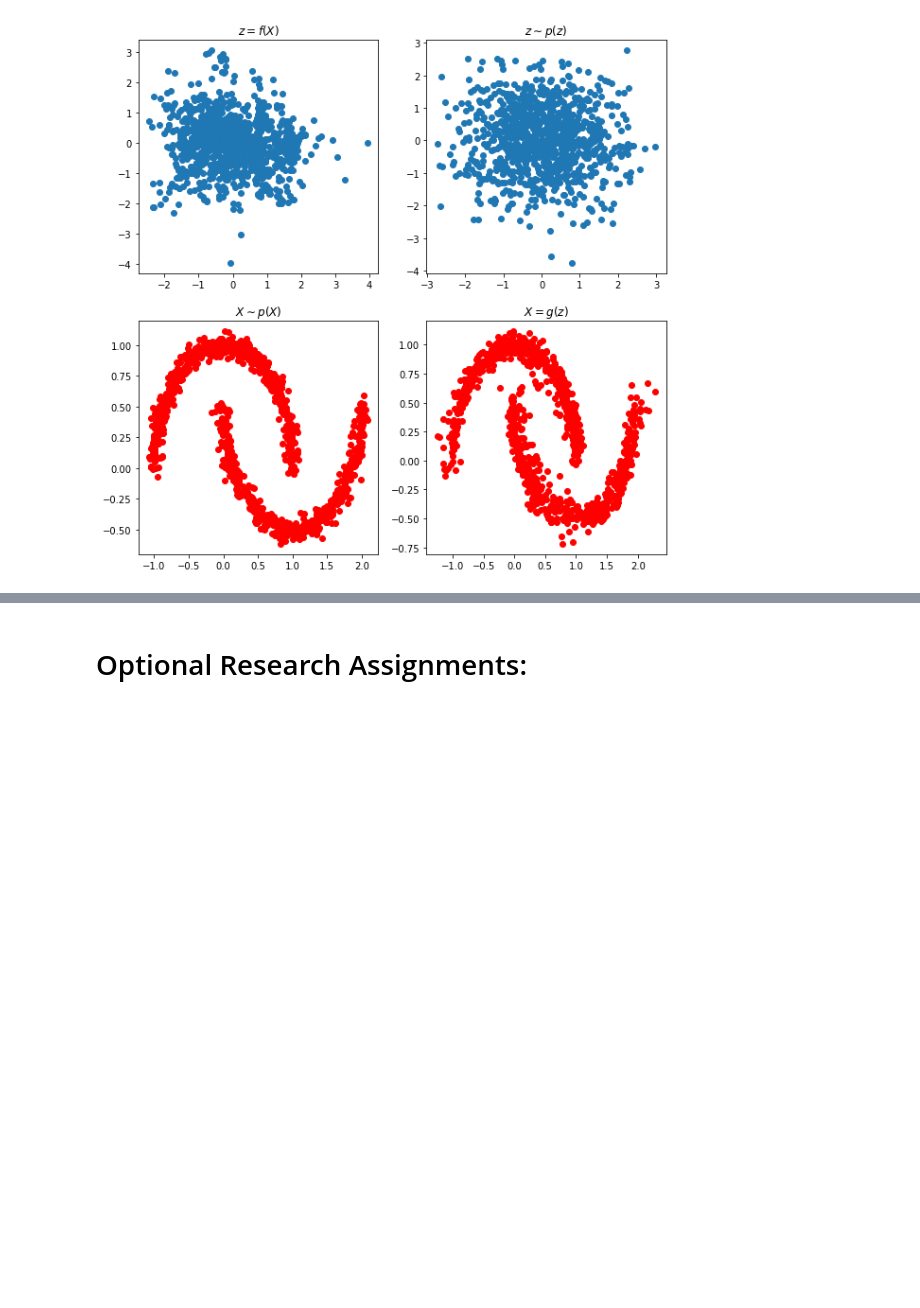
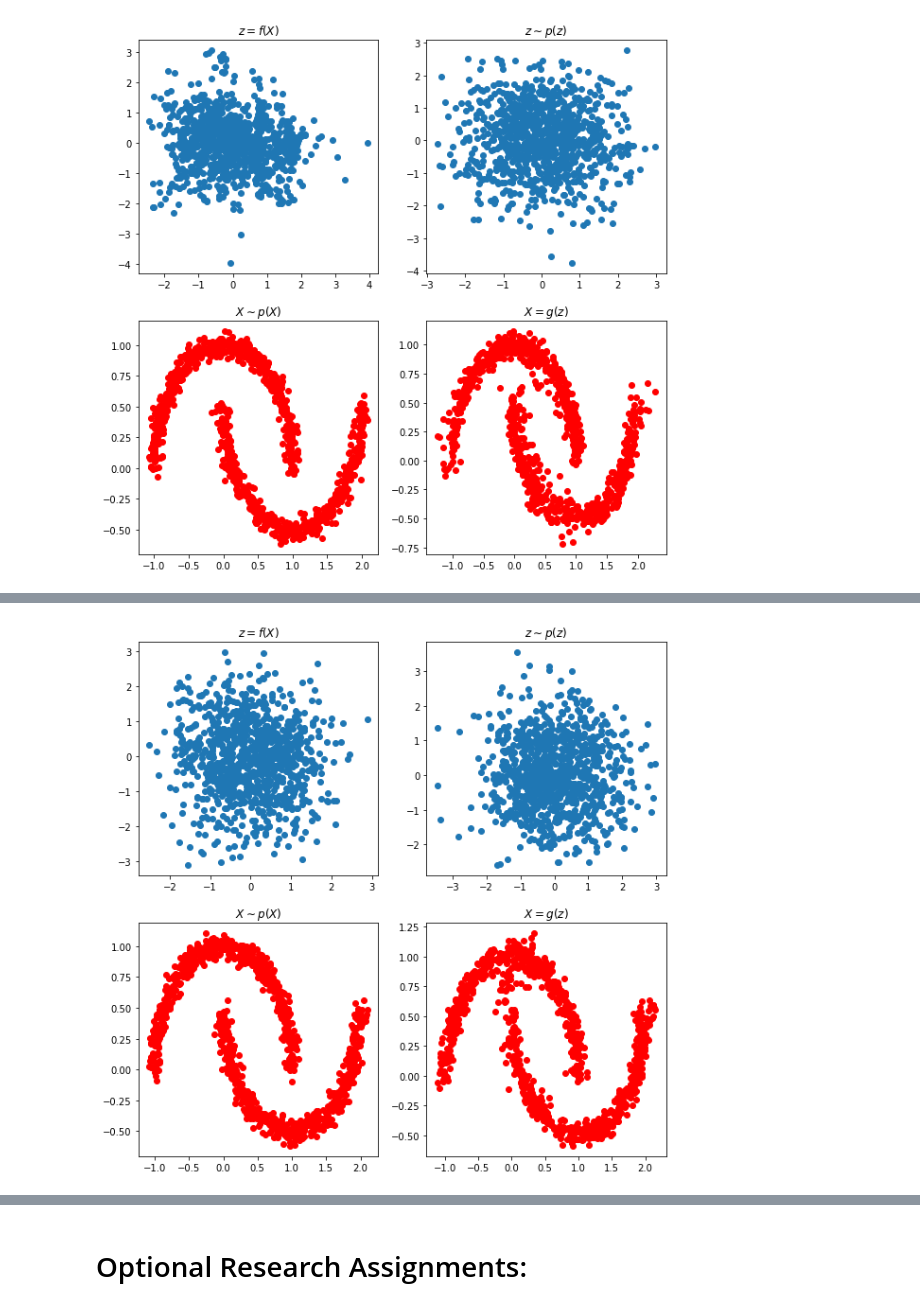
Before and after one commit to Tikhon239/HSE, a Jupyter notebook: BayesML/NF/nf-assignment.ipynb, the cells around one changed output, grey strips where cells are left out. Saved outputs shown, nothing was run; the diff lists cells and outputs as text; code cells hidden in the pictures; blank space fills up the shorter version.

```diff
--- a/BayesML/NF/nf-assignment.ipynb
+++ b/BayesML/NF/nf-assignment.ipynb
@@ -69,7 +69,9 @@ rcParams['figure.dpi'] = 300
 device = torch.device("cuda" if torch.cuda.is_available() else "cpu")
 # %%
 class RealNVP(nn.Module):
-    def __init__(self, nets, nett, mask, prior):
+    def __init__(self, nets, nett, mask, prior,
+                 get_data=partial(datasets.make_moons, noise=.05)
+        ):
         super(RealNVP, self).__init__()
 
         # Create a flow
@@ -82,6 +84,7 @@ class RealNVP(nn.Module):
         self.mask = nn.Parameter(mask, requires_grad=False)
         self.t = torch.nn.ModuleList([nett() for _ in range(len(mask))])
         self.s = torch.nn.ModuleList([nets() for _ in range(len(mask))])
+        self.get_data = get_data
 
     def g(self, z):
         # Compute and return g(z) = x,
@@ -122,7 +125,7 @@ class RealNVP(nn.Module):
         optimizer = torch.optim.Adam(self.parameters(), lr=lr)
 
         for step in trange(steps, desc='Tranning'):
-            noisy_moons = datasets.make_moons(n_samples=batch_size, noise=.05)
+            noisy_moons = self.get_data(n_samples=batch_size)
             batch = torch.tensor(
                 noisy_moons[0],
                 dtype=torch.float32,
@@ -139,9 +142,9 @@ class RealNVP(nn.Module):
 
     @torch.no_grad()
     def visualization(self, n_samples=1000):
-        noisy_moons = datasets.make_moons(n_samples=n_samples, noise=.05)[0]
+        data = self.get_data(n_samples=n_samples)[0]
         batch = torch.tensor(
-              noisy_moons,
+              data,
               dtype=torch.float32,
               device=device
           )
@@ -158,7 +161,7 @@ class RealNVP(nn.Module):
         plt.title(r'$z \sim p(z)$')
 
         plt.subplot(223)
-        plt.scatter(noisy_moons[:, 0], noisy_moons[:, 1], c='r')
+        plt.scatter(data[:, 0], data[:, 1], c='r')
         plt.title(r'$X \sim p(X)$')
 
         plt.subplot(224)
@@ -570,7 +573,7 @@ iter 5000: loss = 0.505
 # %%
 best_args = {
         'x_dim': 2,
-        'hidden_dim': 128,
+        'hidden_dim': 64,
         'n_layers': 3,
         's_last_activation': 'tanh',
         't_last_activation': 'tanh',
@@ -578,7 +581,13 @@ best_args = {
         'device': torch.device("cuda" if torch.cuda.is_available() else "cpu")
     }
 
-flow = get_flow_model(best_args)
+train_args = {
+    'batch_size': 100,
+    'steps': 5001,
+    'lr': 1e-3
+}
+
+flow = get_flow_model(**best_args)
 flow.fit(**train_args)
 flow.visualization(n_samples=1000)
 # %% [output]
@@ -592,2 +605,3 @@ iter 3000: loss = 0.500
+[figure, added]
 # %% [markdown]
 1. What architecture worked better in your experiments?
```
Also changed, not shown: parts of 4 cells of this notebook.
